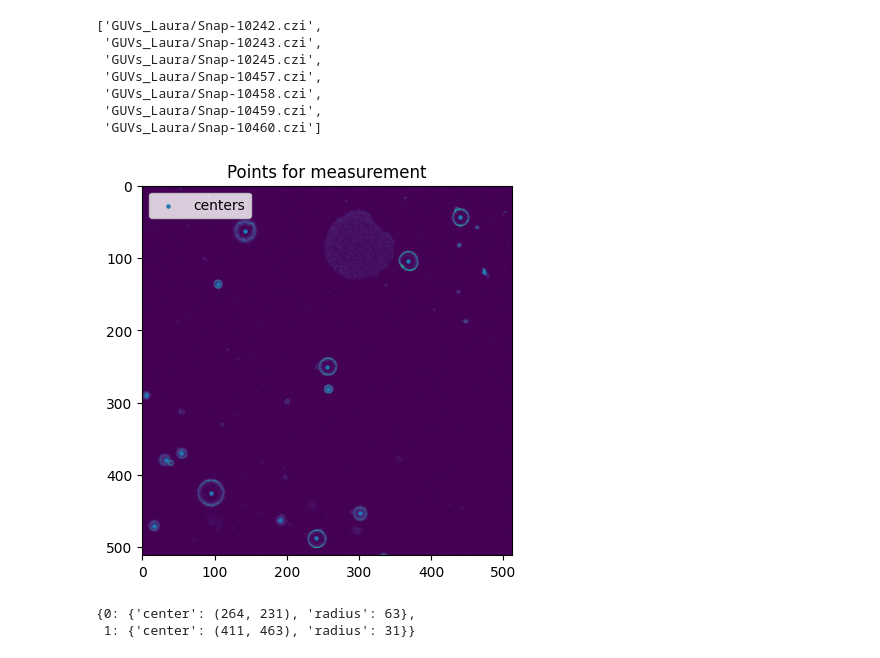
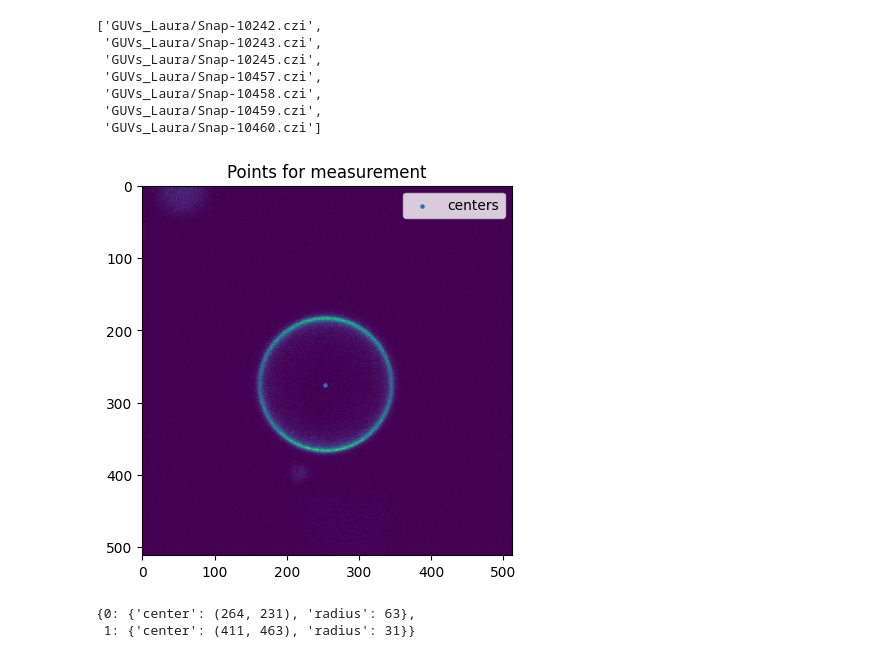
Before and after one commit to antonilis/ZeissAutomation, a Jupyter notebook: image_prepsocessing/image_visualizer.ipynb, the cells around one changed output. Saved outputs shown, nothing was run; the diff lists cells and outputs as text; code cells hidden in the pictures.

```diff
--- a/image_prepsocessing/image_visualizer.ipynb
+++ b/image_prepsocessing/image_visualizer.ipynb
@@ -134,11 +134,11 @@ directions
  'GUVs_Laura/Snap-10459.czi',
  'GUVs_Laura/Snap-10460.czi']
 # %%
-obj1 = ZeissImageProcessor(directions[1], analysis_channel=0, chosen_analysis='GUVs')
+obj1 = ZeissImageProcessor(directions[2], analysis_channel=0, chosen_analysis='GUVs')
 
 visualize_results(obj1)
 # %% [output]
-[figure, old version]
+[figure, new version]
 # %%
 def _classify_contours_by_area(contours, hierarchy, top_n=None):
     """
```
Also changed, not shown: 4 other files.
